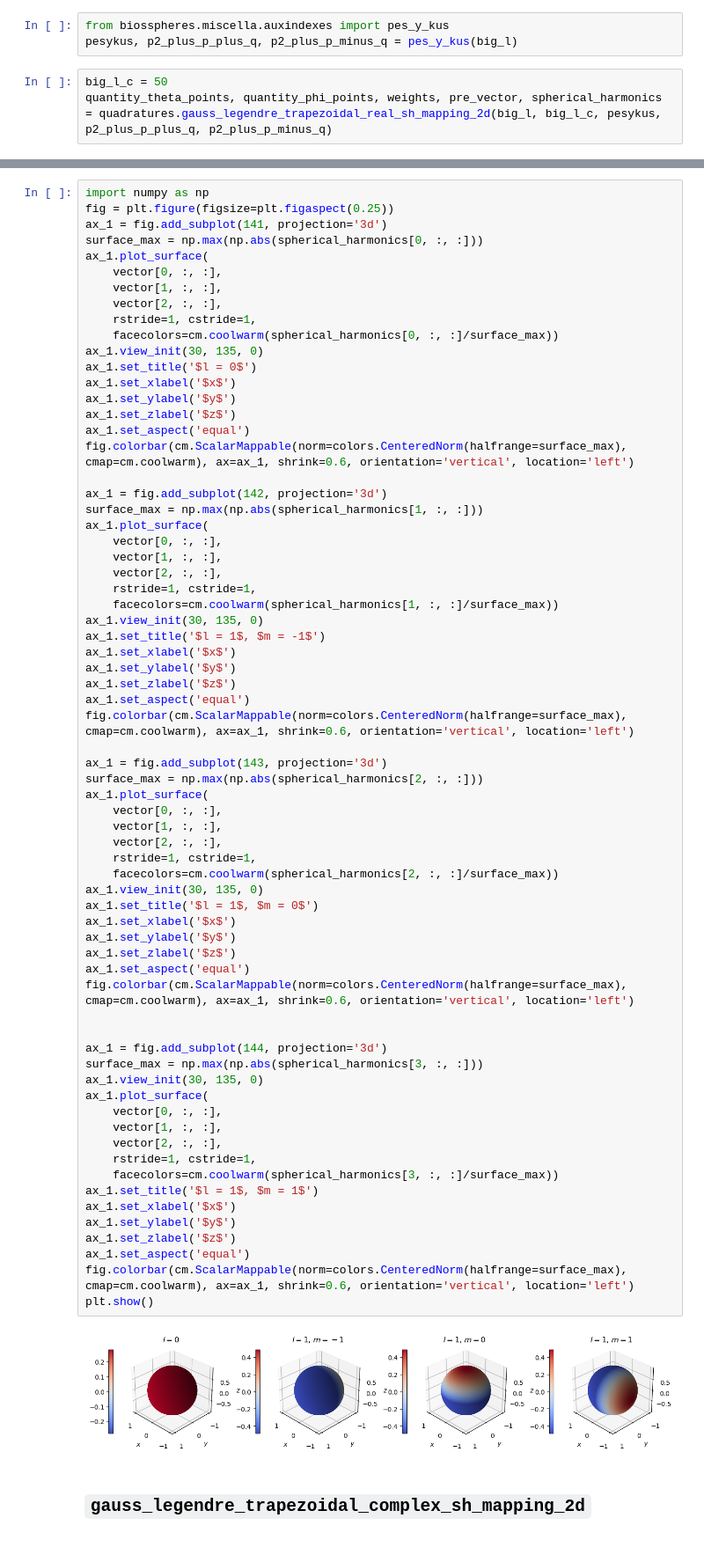
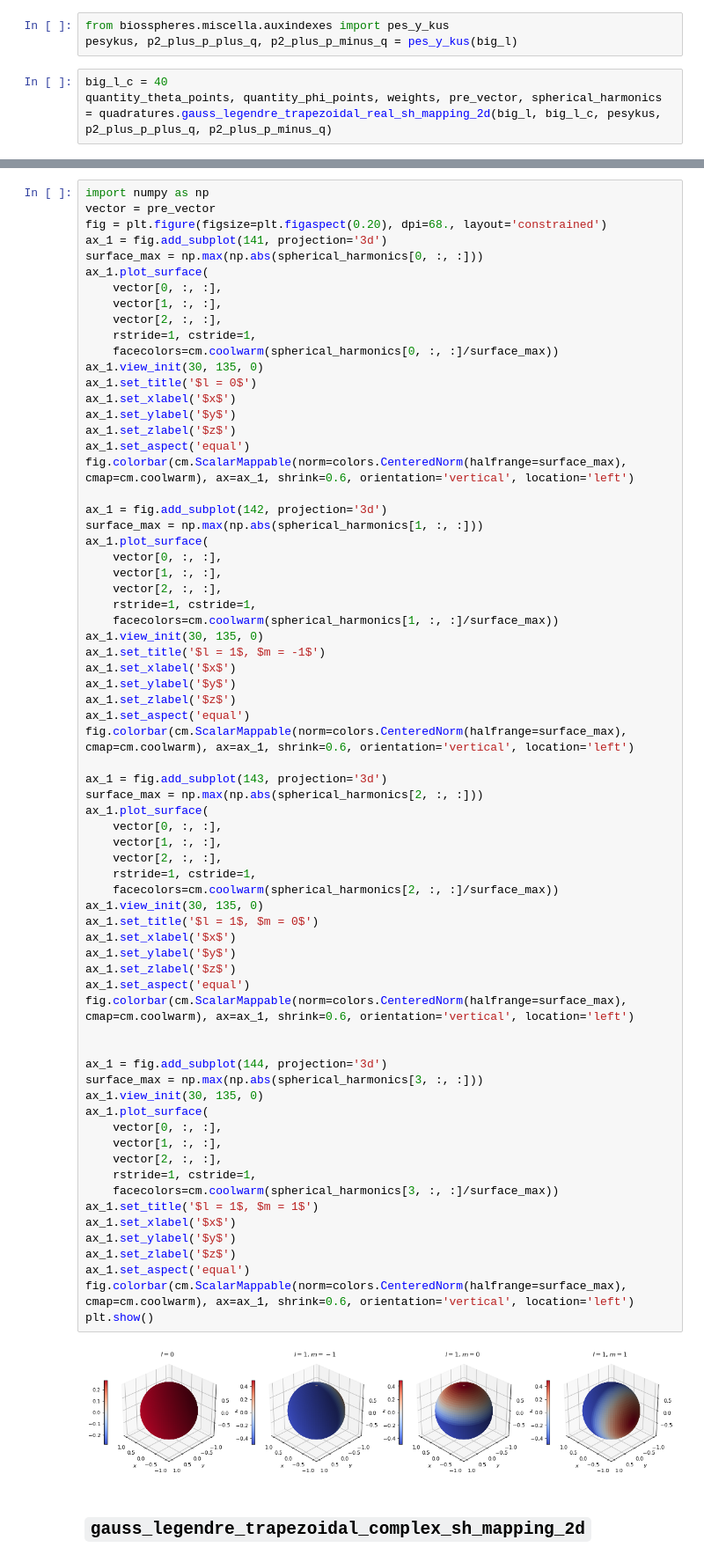
Before and after one commit to iamartineza/biosspheres, a Jupyter notebook: notebooks/quadrature_overview.ipynb, the cells around one changed output, grey strips where cells are left out. Shown at 88% size. Drawn from its saved outputs; the diff is of its cells as text.

```diff
--- a/notebooks/quadrature_overview.ipynb
+++ b/notebooks/quadrature_overview.ipynb
@@ -173,5 +209,5 @@ Also, there are auxiliar parameters needed
 from biosspheres.miscella.auxindexes import pes_y_kus
 pesykus, p2_plus_p_plus_q, p2_plus_p_minus_q = pes_y_kus(big_l)
 # %%
-big_l_c = 50
+big_l_c = 40
 quantity_theta_points, quantity_phi_points, weights, pre_vector, spherical_harmonics = quadratures.gauss_legendre_trapezoidal_real_sh_mapping_2d(big_l, big_l_c, pesykus, p2_plus_p_plus_q, p2_plus_p_minus_q)
@@ -197,6 +216,7 @@ And the following are plottings of the spherical harmonics computed:
 # %%
 import numpy as np
-fig = plt.figure(figsize=plt.figaspect(0.25))
+vector = pre_vector
+fig = plt.figure(figsize=plt.figaspect(0.20), dpi=68., layout='constrained')
 ax_1 = fig.add_subplot(141, projection='3d')
 surface_max = np.max(np.abs(spherical_harmonics[0, :, :]))
 ax_1.plot_surface(
@@ -236,34 +256,34 @@ ax_1.plot_surface(
     vector[1, :, :],
     vector[2, :, :],
     rstride=1, cstride=1,
     facecolors=cm.coolwarm(spherical_harmonics[2, :, :]/surface_max))
 ax_1.view_init(30, 135, 0)
 ax_1.set_title('$l = 1$, $m = 0$')
 ax_1.set_xlabel('$x$')
 ax_1.set_ylabel('$y$')
 ax_1.set_zlabel('$z$')
 ax_1.set_aspect('equal')
 fig.colorbar(cm.ScalarMappable(norm=colors.CenteredNorm(halfrange=surface_max), cmap=cm.coolwarm), ax=ax_1, shrink=0.6, orientation='vertical', location='left')
 
 
 ax_1 = fig.add_subplot(144, projection='3d')
 surface_max = np.max(np.abs(spherical_harmonics[3, :, :]))
 ax_1.view_init(30, 135, 0)
 ax_1.plot_surface(
     vector[0, :, :],
     vector[1, :, :],
     vector[2, :, :],
     rstride=1, cstride=1,
     facecolors=cm.coolwarm(spherical_harmonics[3, :, :]/surface_max))
 ax_1.set_title('$l = 1$, $m = 1$')
 ax_1.set_xlabel('$x$')
 ax_1.set_ylabel('$y$')
 ax_1.set_zlabel('$z$')
 ax_1.set_aspect('equal')
 fig.colorbar(cm.ScalarMappable(norm=colors.CenteredNorm(halfrange=surface_max), cmap=cm.coolwarm), ax=ax_1, shrink=0.6, orientation='vertical', location='left')
 plt.show()
 # %% [output]
-[figure, old version]
+[figure, new version]
 # %% [markdown]
 ## `gauss_legendre_trapezoidal_complex_sh_mapping_2d`
 # %% [markdown]
```
Also changed, not shown: parts of 32 cells of this notebook.
